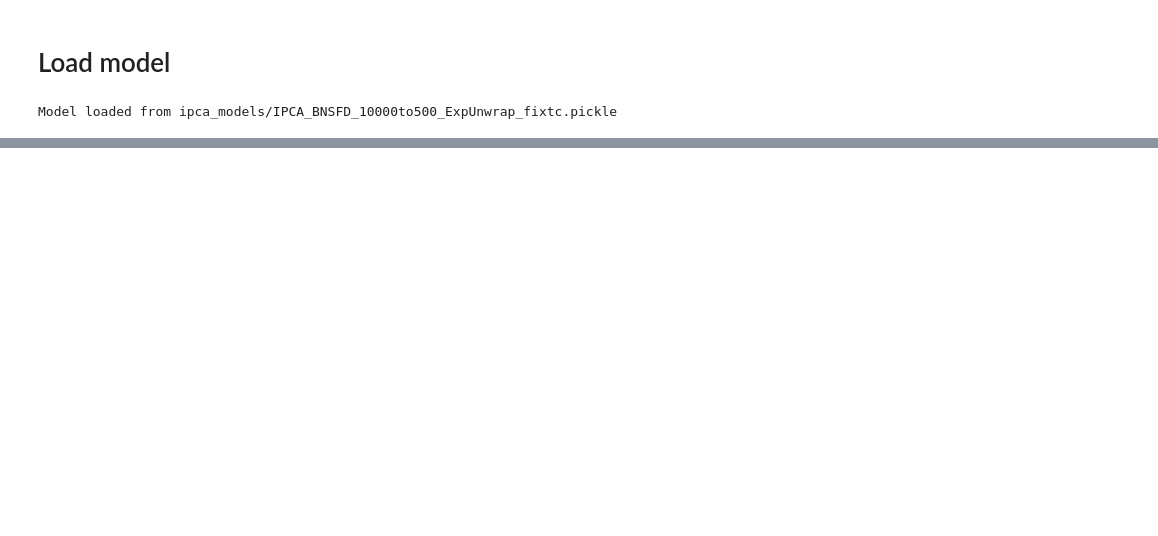
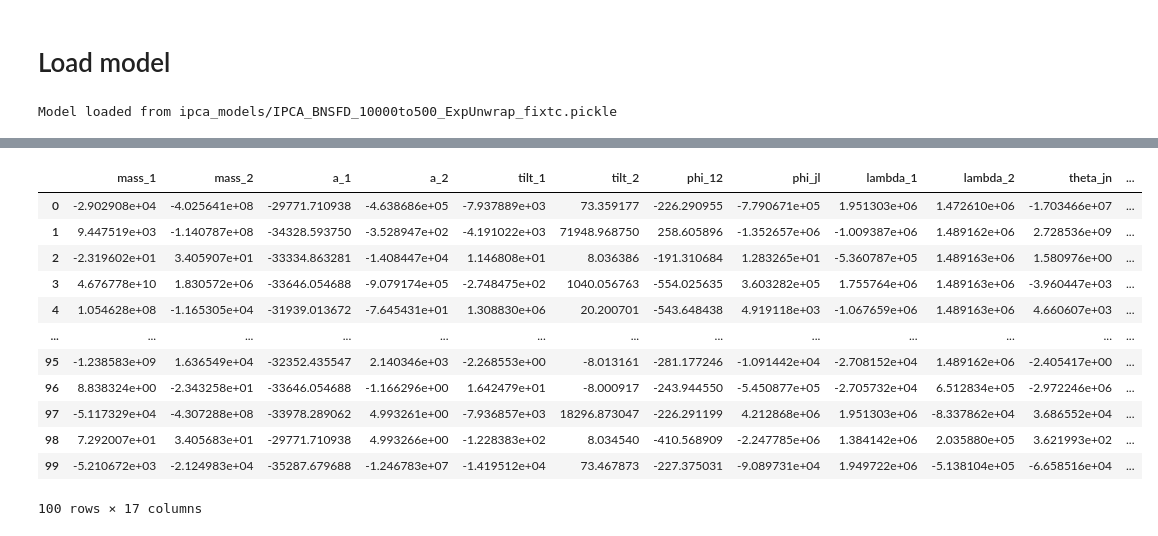
Before and after one commit to MarinerQ/river, a Jupyter notebook: scripts/sampling.ipynb, the cells around one changed output, grey strips where cells are left out. Cells and saved outputs as stored; diff of their text form; code cells hidden in the pictures; blank space fills up the shorter version.

```diff
--- a/scripts/sampling.ipynb
+++ b/scripts/sampling.ipynb
@@ -171,3 +218,19 @@ result = result_list[-1]
+# %%
+result.posterior
+# %% [output]
+|  | mass_1 | mass_2 | a_1 | a_2 | tilt_1 | tilt_2 | phi_12 | phi_jl | lambda_1 | lambda_2 | theta_jn | ... |
+| 0 | -2.902908e+04 | -4.025641e+08 | -29771.710938 | -4.638686e+05 | -7.937889e+03 | 73.359177 | -226.290955 | -7.790671e+05 | 1.951303e+06 | 1.472610e+06 | -1.703466e+07 | ... |
+| 1 | 9.447519e+03 | -1.140787e+08 | -34328.593750 | -3.528947e+02 | -4.191022e+03 | 71948.968750 | 258.605896 | -1.352657e+06 | -1.009387e+06 | 1.489162e+06 | 2.728536e+09 | ... |
+| 2 | -2.319602e+01 | 3.405907e+01 | -33334.863281 | -1.408447e+04 | 1.146808e+01 | 8.036386 | -191.310684 | 1.283265e+01 | -5.360787e+05 | 1.489163e+06 | 1.580976e+00 | ... |
+| 3 | 4.676778e+10 | 1.830572e+06 | -33646.054688 | -9.079174e+05 | -2.748475e+02 | 1040.056763 | -554.025635 | 3.603282e+05 | 1.755764e+06 | 1.489163e+06 | -3.960447e+03 | ... |
+| 4 | 1.054628e+08 | -1.165305e+04 | -31939.013672 | -7.645431e+01 | 1.308830e+06 | 20.200701 | -543.648438 | 4.919118e+03 | -1.067659e+06 | 1.489163e+06 | 4.660607e+03 | ... |
+| ... | ... | ... | ... | ... | ... | ... | ... | ... | ... | ... | ... | ... |
+| 95 | -1.238583e+09 | 1.636549e+04 | -32352.435547 | 2.140346e+03 | -2.268553e+00 | -8.013161 | -281.177246 | -1.091442e+04 | -2.708152e+04 | 1.489162e+06 | -2.405417e+00 | ... |
+| 96 | 8.838324e+00 | -2.343258e+01 | -33646.054688 | -1.166296e+00 | 1.642479e+01 | -8.000917 | -243.944550 | -5.450877e+05 | -2.705732e+04 | 6.512834e+05 | -2.972246e+06 | ... |
+| 97 | -5.117329e+04 | -4.307288e+08 | -33978.289062 | 4.993261e+00 | -7.936857e+03 | 18296.873047 | -226.291199 | 4.212868e+06 | 1.951303e+06 | -8.337862e+04 | 3.686552e+04 | ... |
+| 98 | 7.292007e+01 | 3.405683e+01 | -29771.710938 | 4.993266e+00 | -1.228383e+02 | 8.034540 | -410.568909 | -2.247785e+06 | 1.384142e+06 | 2.035880e+05 | 3.621993e+02 | ... |
+| 99 | -5.210672e+03 | -2.124983e+04 | -35287.679688 | -1.246783e+07 | -1.419512e+04 | 73.467873 | -227.375031 | -9.089731e+04 | 1.949722e+06 | -5.138104e+05 | -6.658516e+04 | ... |
+100 rows × 17 columns
 # %%
 fig = result.plot_corner(parameters=result.injection_parameters, save=False)
 # %% [output]
```
Also changed, not shown: parts of 18 cells of this notebook, 3 other files.
